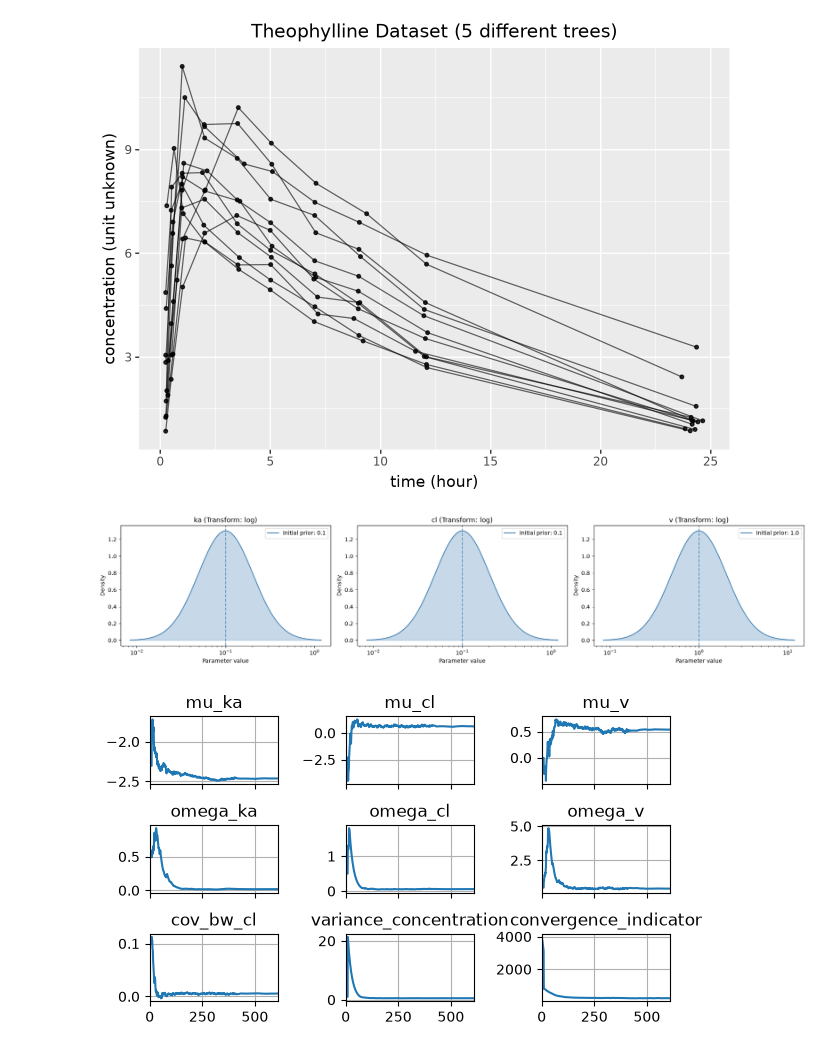
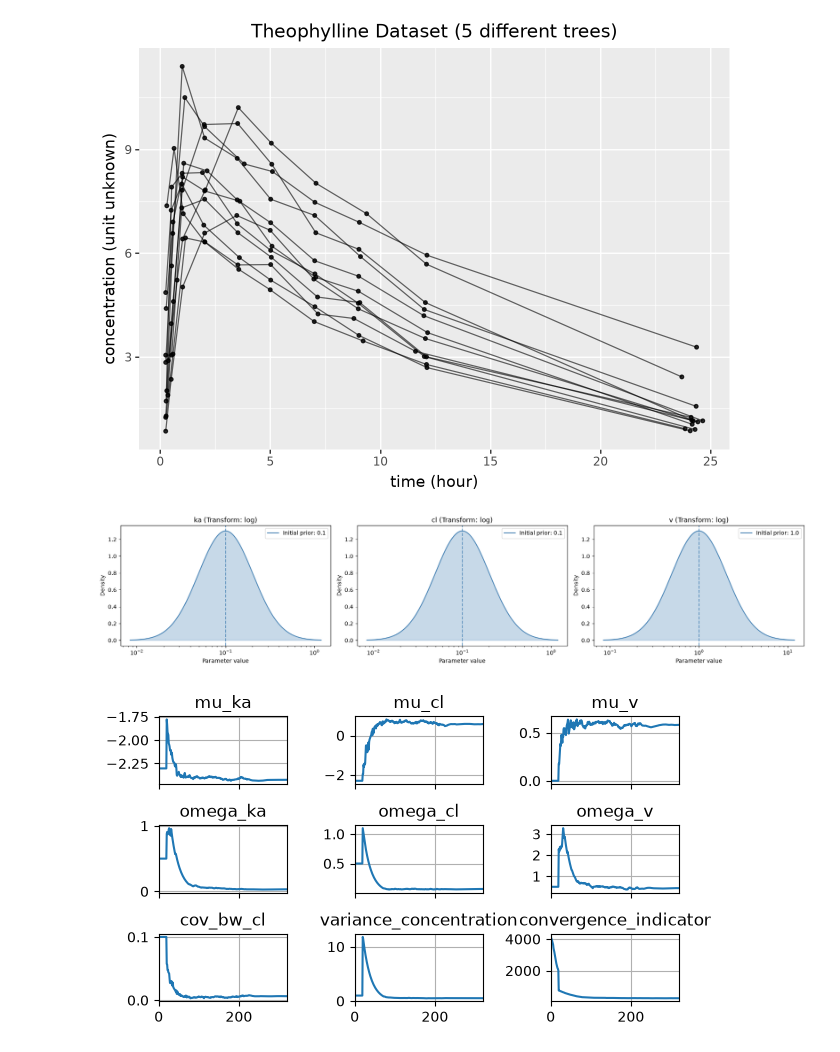
Before and after one commit to novainsilico/vpop-calibration, a Jupyter notebook: examples/benchmarks/theophylline.ipynb, the cells around one changed output. Drawn from its saved outputs; the diff is of its cells as text; code cells hidden in the pictures.

```diff
--- a/examples/benchmarks/theophylline.ipynb
+++ b/examples/benchmarks/theophylline.ipynb
@@ -72,40 +72,39 @@ obs_df = obs_df.merge(patients_df, on=["id"])
 # %%
 model_params = {
     "pdu": {
         "ka": {"prior": 0.1, "prior_omega": 0.5},
         "cl": {
             "prior": 0.1,
             "prior_omega": 0.5,
             "covariates": {"bw": {"coef_name": "cov_bw_cl", "prior": 0.1}},
         },
         "v": {"prior": 1.0, "prior_omega": 0.5},
     },
     "pdk": ["d"],
     "error_model": {
         "concentration": {"error_type": "additive", "initial_variance": 1.0}
     },
 }
 config = Config(
-    nlme=NlmeConfigDict(nb_chains=5),
+    nlme=NlmeConfigDict(nb_chains=10),
     saem=SaemConfigDict(
-        nb_iter_burnin=10,
-        nb_iter_learning=400,
-        nb_iter_smoothing=200,
+        nb_iter_burnin=20,
+        nb_iter_learning=200,
+        nb_iter_smoothing=100,
         logging=False,
-        column_width=12,
         logging_frequency=50,
-        progress_bars=False,
+        progress_bars=True,
         live_plot=True,
     ),
 )
 nlme_model = NlmeModel(
     structural_model=struct_model, df=obs_df, input_params=model_params, config=config
 )
 nlme_model.initial_estimates.plot_distribution()
 nlme_model.optimizer.run()
 # %% [output]
 [figure]
-[figure, old version]
+[figure, new version]
 # %%
 nlme_model.diagnostics.compute_population_diagnostics(nb_samples=100)
 nlme_model.plot.weighted_residuals("pwres")
```
Also changed, not shown: parts of 7 cells of this notebook, 10 other files.
